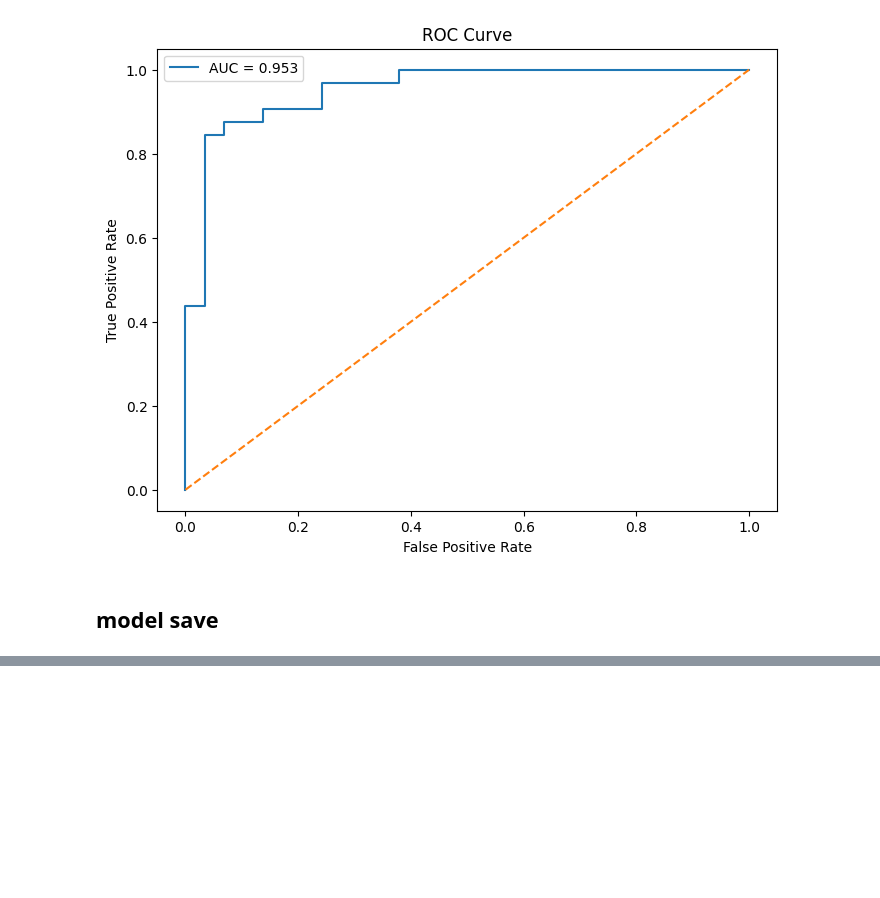
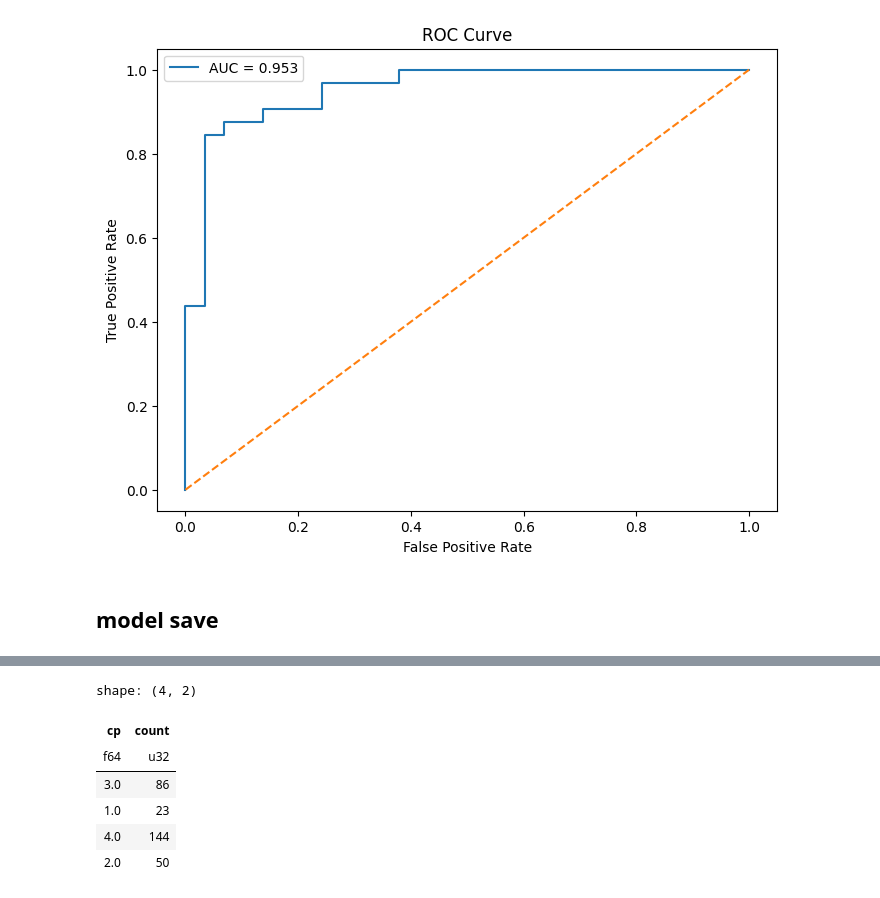
Before and after one commit to sumitkumar1233edeedad/ml-heart-diagnosis-system, a Jupyter notebook: notebooks/heart.ipynb, the cells around one changed output, grey strips where cells are left out. Cells and saved outputs as stored; diff of their text form; code cells hidden in the pictures; blank space fills up the shorter version.

```diff
--- a/notebooks/heart.ipynb
+++ b/notebooks/heart.ipynb
@@ -414,0 +426,10 @@ sko.dump(best_model, folder_name)
+# %%
+X['cp'].value_counts()
+# %% [output]
+shape: (4, 2)
+| cp | count |
+| f64 | u32 |
+| 3.0 | 86 |
+| 1.0 | 23 |
+| 4.0 | 144 |
+| 2.0 | 50 |
```
Also changed, not shown: parts of 1 cell of this notebook, 2 other files.
